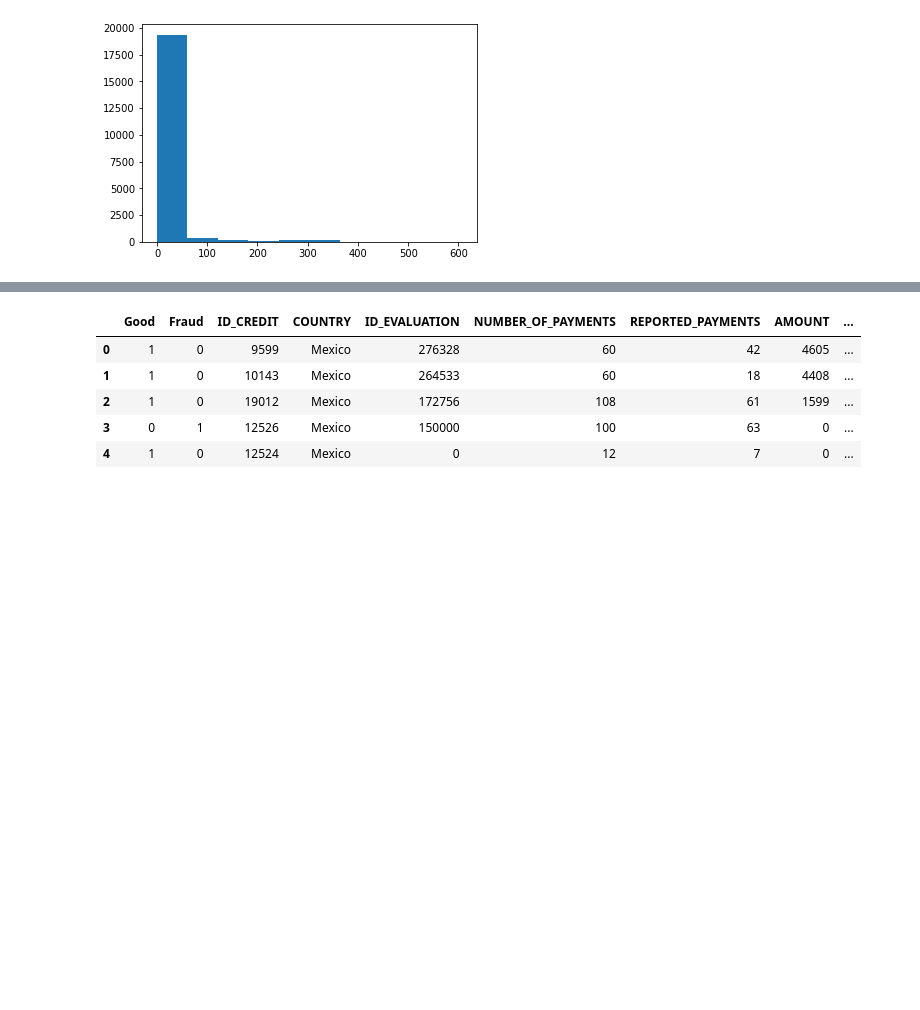
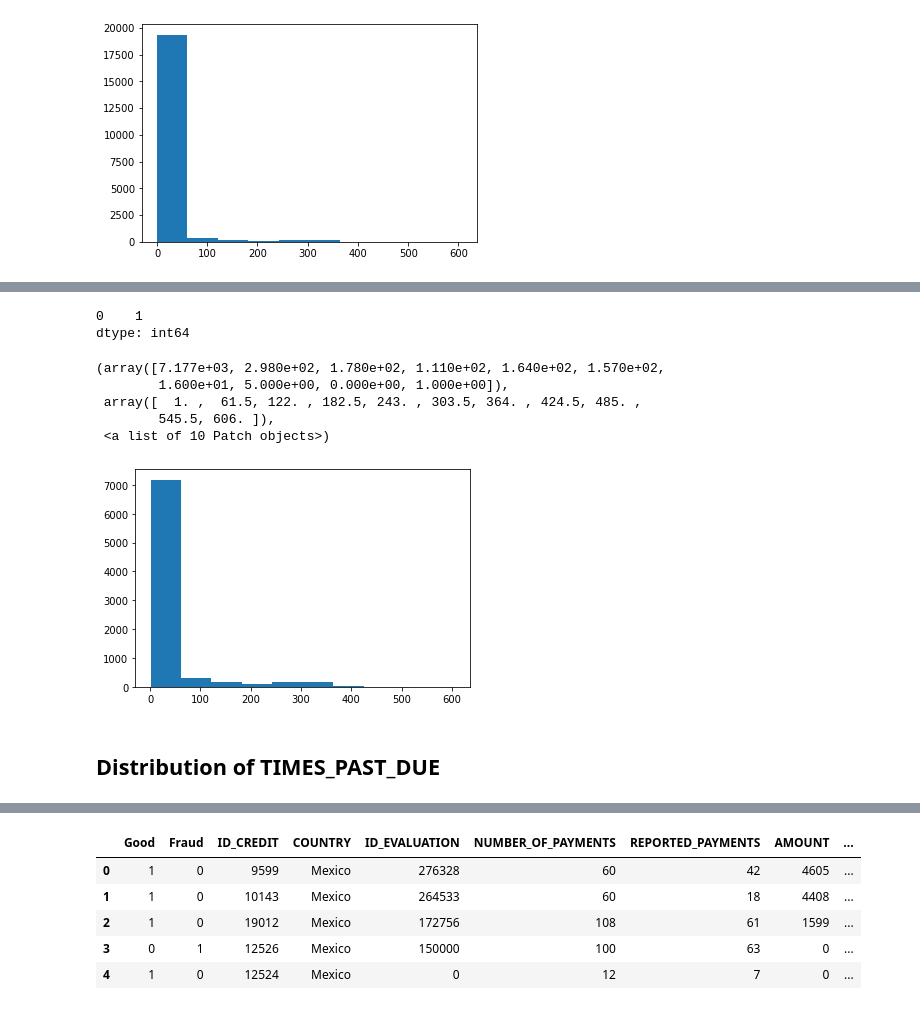
Before and after one commit to danaoke/Bank1, a Jupyter notebook: Data_process.ipynb, the cells around one changed output, grey strips where cells are left out. Saved outputs shown, nothing was run; the diff lists cells and outputs as text; code cells hidden in the pictures; blank space fills up the shorter version.

```diff
--- a/Data_process.ipynb
+++ b/Data_process.ipynb
@@ -31,5 +163,5 @@ memory usage: 13.1+ MB
 # %% [markdown]
 ## Distribution of Past Due Payments
 # %%
-pastduepayments=integrate_data[integrate_data['TYPE_OF_CUSTOMER2']=='PF'].PAST_DUE_PAYMENTS
+pastduepayments=integrate_data[integrate_data['TYPE_OF_CUSTOMER2']=='PF']
 # %%
@@ -79,0 +188,2 @@ integrate_data.insert(1, "Fraud", fraud, True)
+# %%
+pastduepayments_nozero=pastduepayments[pastduepayments.PAST_DUE_PAYMENTS!=0]
@@ -79,0 +202,16 @@ integrate_data.insert(1, "Fraud", fraud, True)
+# %%
+pastduepayments_nozero.PAST_DUE_PAYMENTS.mode()
+# %% [output]
+0    1
+dtype: int64
+# %%
+plt.hist(pastduepayments_nozero.PAST_DUE_PAYMENTS)
+# %% [output]
+(array([7.177e+03, 2.980e+02, 1.780e+02, 1.110e+02, 1.640e+02, 1.570e+02,
+        1.600e+01, 5.000e+00, 0.000e+00, 1.000e+00]),
+ array([  1. ,  61.5, 122. , 182.5, 243. , 303.5, 364. , 424.5, 485. ,
+        545.5, 606. ]),
+ <a list of 10 Patch objects>)
+[figure, added]
+# %% [markdown]
+## Distribution of TIMES_PAST_DUE
```
Also changed, not shown: parts of 37 cells of this notebook.
